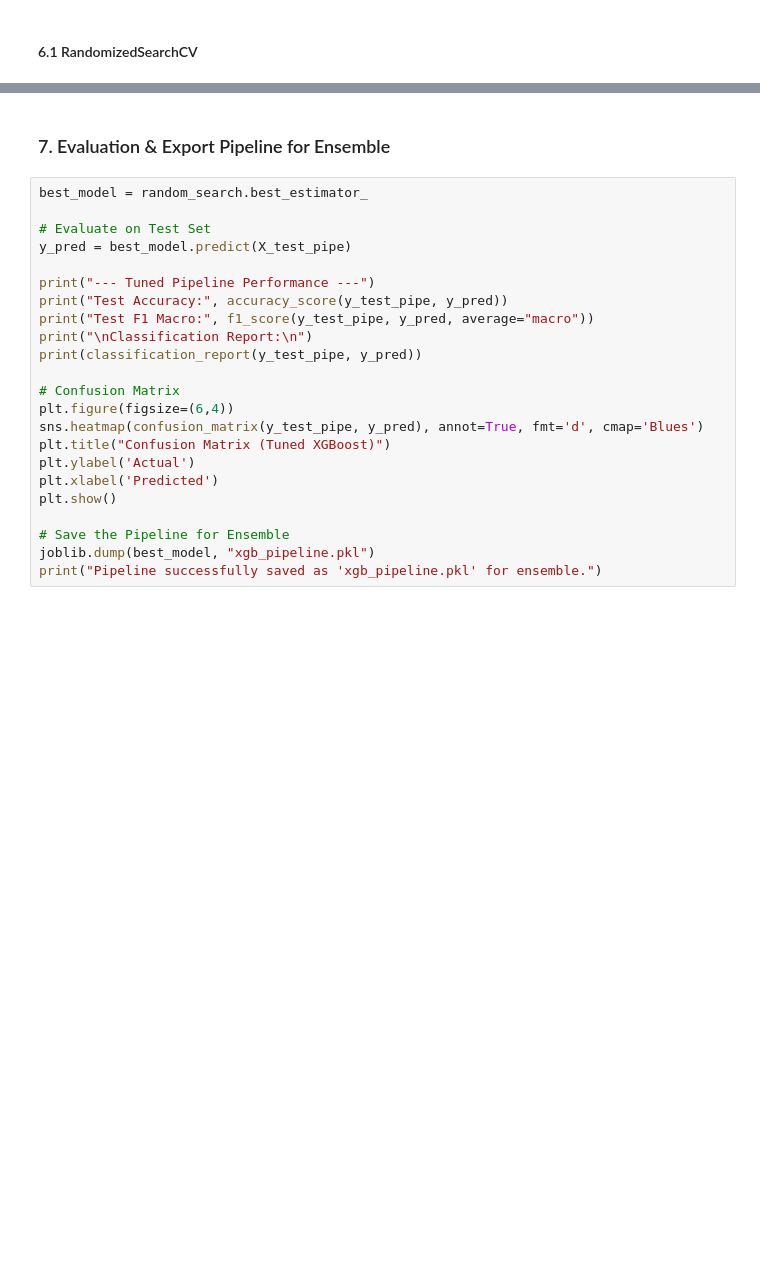
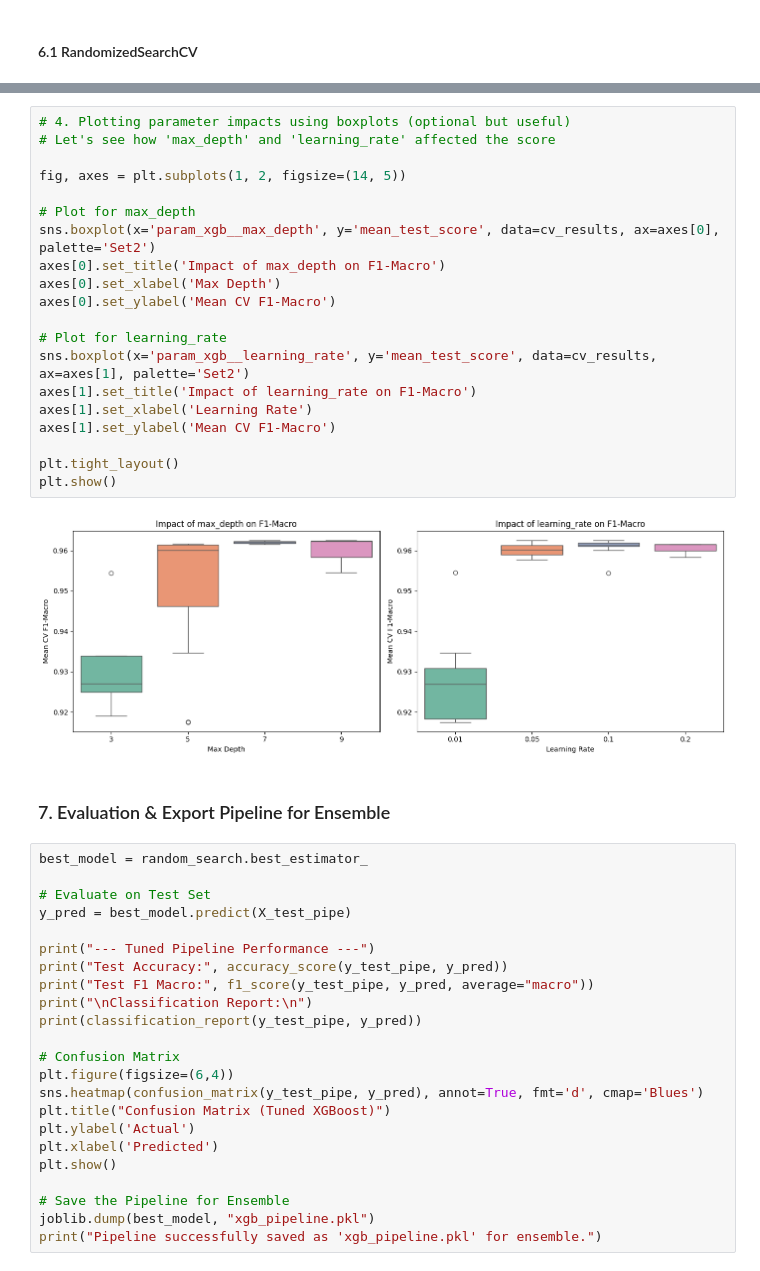
Before and after one commit to IuliaBunescu/airline-satisfaction-classification, a Jupyter notebook: notebooks/811_XGboost.ipynb, the cells around one changed output, grey strips where cells are left out. Saved outputs shown, nothing was run; the diff lists cells and outputs as text; blank space fills up the shorter version.

```diff
--- a/notebooks/811_XGboost.ipynb
+++ b/notebooks/811_XGboost.ipynb
@@ -301,3 +371,25 @@ Best CV f1_macro: 0.9586002982264858
+# %%
+# 4. Plotting parameter impacts using boxplots (optional but useful)
+# Let's see how 'max_depth' and 'learning_rate' affected the score
+
+fig, axes = plt.subplots(1, 2, figsize=(14, 5))
+
+# Plot for max_depth
+sns.boxplot(x='param_xgb__max_depth', y='mean_test_score', data=cv_results, ax=axes[0], palette='Set2')
+axes[0].set_title('Impact of max_depth on F1-Macro')
+axes[0].set_xlabel('Max Depth')
+axes[0].set_ylabel('Mean CV F1-Macro')
+
+# Plot for learning_rate
+sns.boxplot(x='param_xgb__learning_rate', y='mean_test_score', data=cv_results, ax=axes[1], palette='Set2')
+axes[1].set_title('Impact of learning_rate on F1-Macro')
+axes[1].set_xlabel('Learning Rate')
+axes[1].set_ylabel('Mean CV F1-Macro')
+
+plt.tight_layout()
+plt.show()
+# %% [output]
+[figure, added]
 # %% [markdown]
 ### 7. Evaluation & Export Pipeline for Ensemble
 # %%
```
Also changed, not shown: parts of 17 cells of this notebook.
